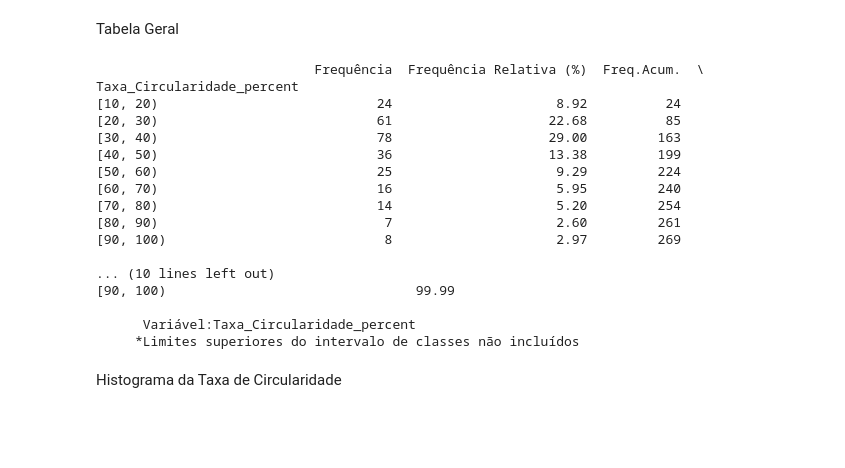
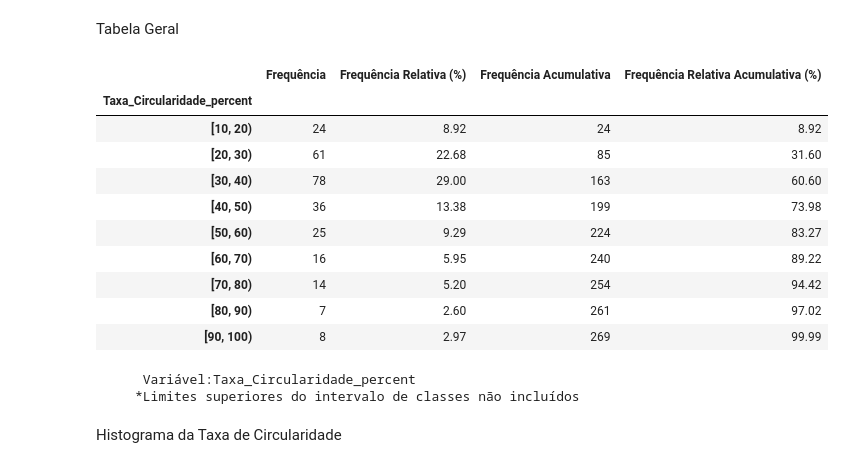
Before and after one commit to MtBalbine/PROJETO-1---ESTATISTICA-E-ANALISE-DE-DADOS, a Jupyter notebook: VarQuantitativaCir.ipynb, the cells around one changed output. Saved outputs shown, nothing was run; the diff lists cells and outputs as text; code cells hidden in the pictures; blank space fills up the shorter version.

```diff
--- a/VarQuantitativaCir.ipynb
+++ b/VarQuantitativaCir.ipynb
@@ -118,26 +118,22 @@ dtype: float64
 # %% [markdown]
  Tabela Geral
 # %%
-dist_freq = pd.DataFrame({'Frequência': frequencia,'Frequência Relativa (%)':Freqpercentual,'Freq.Acum.': freqacum,'Freq.Rel.Acum. (%)':freqpercacum})
-print(dist_freq)
+dist_freq = pd.DataFrame({'Frequência': frequencia,'Frequência Relativa (%)':Freqpercentual,'Frequência Acumulativa': freqacum,'Frequência Relativa Acumulativa (%)':freqpercacum})
+display(dist_freq)
 print(f'\n      Variável:{coluna}')
 print('     *Limites superiores do intervalo de classes não incluídos')
 # %% [output]
+|  | Frequência | Frequência Relativa (%) | Frequência Acumulativa | Frequência Relativa Acumulativa (%) |
+| Taxa_Circularidade_percent |  |  |  |  |
+| [10, 20) | 24 | 8.92 | 24 | 8.92 |
+| [20, 30) | 61 | 22.68 | 85 | 31.60 |
+| [30, 40) | 78 | 29.00 | 163 | 60.60 |
+| [40, 50) | 36 | 13.38 | 199 | 73.98 |
+| [50, 60) | 25 | 9.29 | 224 | 83.27 |
+| [60, 70) | 16 | 5.95 | 240 | 89.22 |
+| [70, 80) | 14 | 5.20 | 254 | 94.42 |
+| [80, 90) | 7 | 2.60 | 261 | 97.02 |
+| [90, 100) | 8 | 2.97 | 269 | 99.99 |
-                            Frequência  Frequência Relativa (%)  Freq.Acum.  \
-Taxa_Circularidade_percent
-[10, 20)                            24                     8.92          24
-[20, 30)                            61                    22.68          85
-[30, 40)                            78                    29.00         163
-[40, 50)                            36                    13.38         199
-[50, 60)                            25                     9.29         224
-[60, 70)                            16                     5.95         240
-[70, 80)                            14                     5.20         254
-[80, 90)                             7                     2.60         261
-[90, 100)                            8                     2.97         269
-
-... (10 lines left out)
-[90, 100)                                99.99
-
       Variável:Taxa_Circularidade_percent
      *Limites superiores do intervalo de classes não incluídos
 # %% [markdown]
```
Also changed, not shown: parts of 6 cells of this notebook.
